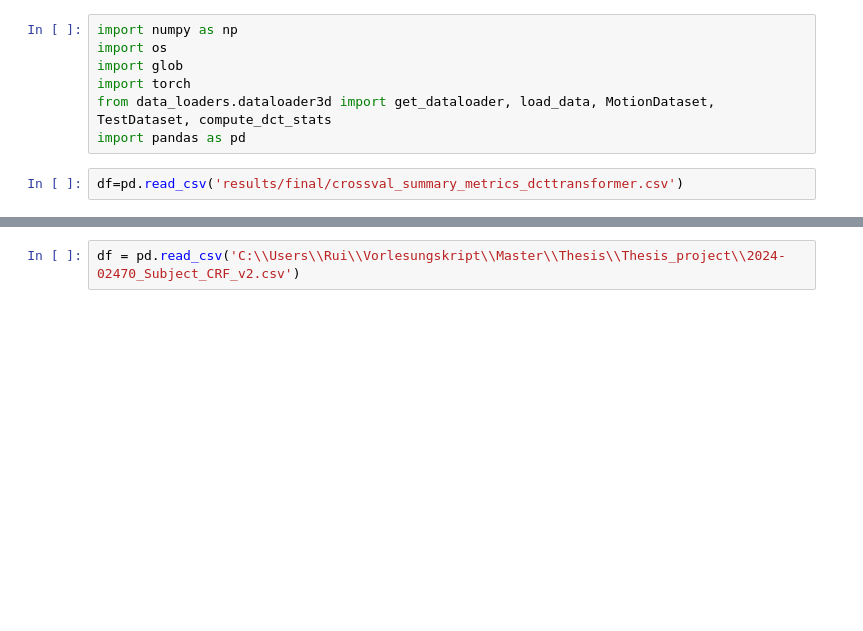
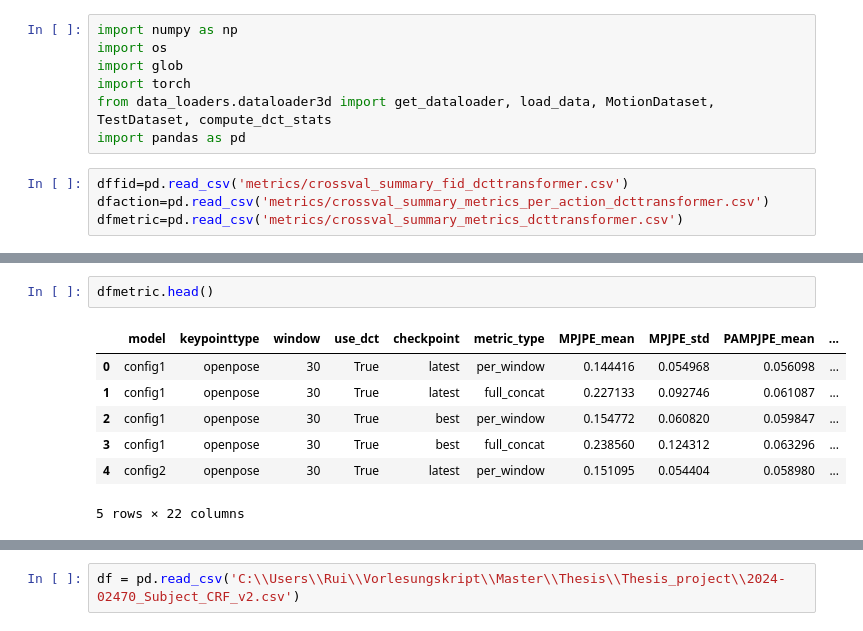
Before and after one commit to Rui1818/3d_motion_generation_cp, a Jupyter notebook: mytest.ipynb, the cells around one changed output, grey strips where cells are left out. Cells and saved outputs as stored; diff of their text form; blank space fills up the shorter version.

```diff
--- a/mytest.ipynb
+++ b/mytest.ipynb
@@ -6,4 +6,6 @@ import torch
 from data_loaders.dataloader3d import get_dataloader, load_data, MotionDataset, TestDataset, compute_dct_stats
 import pandas as pd
 # %%
-df=pd.read_csv('results/final/crossval_summary_metrics_dcttransformer.csv')
+dffid=pd.read_csv('metrics/crossval_summary_fid_dcttransformer.csv')
+dfaction=pd.read_csv('metrics/crossval_summary_metrics_per_action_dcttransformer.csv')
+dfmetric=pd.read_csv('metrics/crossval_summary_metrics_dcttransformer.csv')
@@ -9,0 +21,10 @@ df=pd.read_csv('results/final/crossval_summary_metrics_dcttransformer.csv')
+# %%
+dfmetric.head()
+# %% [output]
+|  | model | keypointtype | window | use_dct | checkpoint | metric_type | MPJPE_mean | MPJPE_std | PAMPJPE_mean | ... |
+| 0 | config1 | openpose | 30 | True | latest | per_window | 0.144416 | 0.054968 | 0.056098 | ... |
+| 1 | config1 | openpose | 30 | True | latest | full_concat | 0.227133 | 0.092746 | 0.061087 | ... |
+| 2 | config1 | openpose | 30 | True | best | per_window | 0.154772 | 0.060820 | 0.059847 | ... |
+| 3 | config1 | openpose | 30 | True | best | full_concat | 0.238560 | 0.124312 | 0.063296 | ... |
+| 4 | config2 | openpose | 30 | True | latest | per_window | 0.151095 | 0.054404 | 0.058980 | ... |
+5 rows × 22 columns
```
Also changed, not shown: parts of 4 cells of this notebook, 21 other files.
